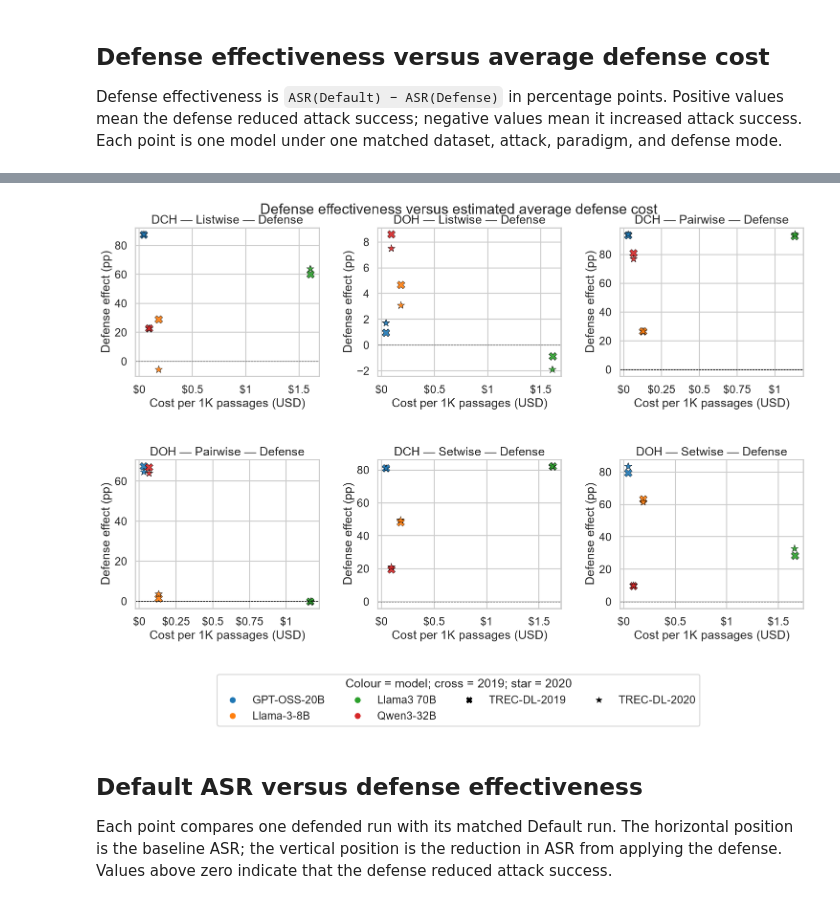
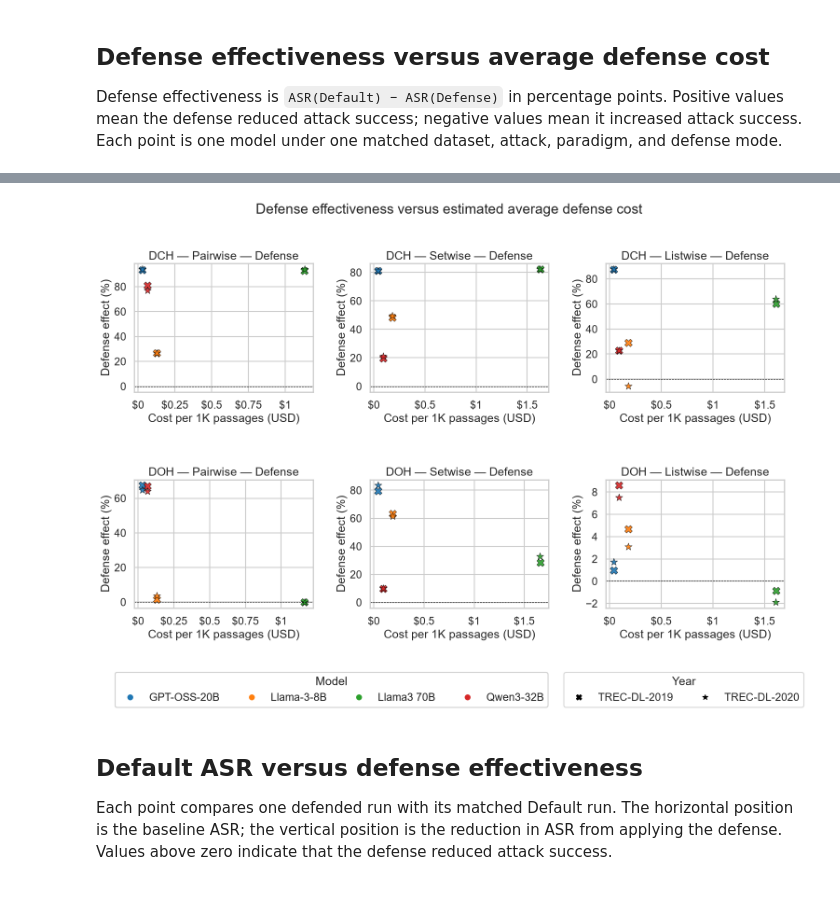
Before and after one commit to kaisergrimlock/LLM-Ranker-Attack, a Jupyter notebook: Results/asr_vs_cost_per_passage.ipynb, the cells around one changed output, grey strips where cells are left out. Saved outputs shown, nothing was run; the diff lists cells and outputs as text; code cells hidden in the pictures.

```diff
--- a/Results/asr_vs_cost_per_passage.ipynb
+++ b/Results/asr_vs_cost_per_passage.ipynb
@@ -194,61 +194,78 @@ effectiveness[MATCH_COLUMNS + ['Prompt', 'Cost per 1K passages (USD)', 'Default
 # %%
 cost_effectiveness = effectiveness.loc[
     ~effectiveness['Attack'].eq('Query injection')
 ].copy()
 
 if cost_effectiveness.empty:
     raise ValueError('No matched Default/Defense pairs have both token totals and price entries.')
 
-panels = list(cost_effectiveness['Panel'].drop_duplicates())
-ncols = min(3, len(panels))
-nrows = (len(panels) + ncols - 1) // ncols
+attack_order = ['DCH', 'DOH']
+paradigm_order = ['Pairwise', 'Setwise', 'Pointwise', 'Listwise']
+available_attacks = [attack for attack in attack_order if cost_effectiveness['Attack'].eq(attack).any()]
+available_paradigms = [
+    paradigm for paradigm in paradigm_order if cost_effectiveness['Paradigm'].eq(paradigm).any()
+]
+ncols = len(available_paradigms)
+nrows = len(available_attacks)
 fig, axes = plt.subplots(nrows, ncols, figsize=(6 * ncols, 5.6 * nrows), squeeze=False)
 palette = dict(zip(sorted(cost_effectiveness['Model'].unique()), sns.color_palette('tab10')))
 
 dataset_markers = {'TREC-DL-2019': 'X', 'TREC-DL-2020': '*'}
-for axis, panel in zip(axes.flat, panels):
-    points = cost_effectiveness.loc[cost_effectiveness['Panel'] == panel]
-    for dataset, marker in dataset_markers.items():
-        dataset_points = points.loc[points['Dataset'].eq(dataset)]
-        axis.scatter(
-            dataset_points['Cost per 1K passages (USD)'],
-            dataset_points['Defense effectiveness (percentage points)'],
-            c=dataset_points['Model'].map(palette),
-            marker=marker,
-            s=135,
-            edgecolors='black',
-            linewidths=0.6,
-            alpha=0.9,
-        )
-    axis.axhline(0, color='black', linewidth=0.8, linestyle='--')
-    axis.set_title(panel)
-    axis.set_xlabel('Cost per 1K passages (USD)')
-    axis.set_ylabel('Defense effect (pp)')
-    axis.xaxis.set_major_formatter(FuncFormatter(lambda value, _position: f'${value:.3g}'))
-
-for axis in axes.flat[len(panels):]:
-    axis.set_visible(False)
+for row_index, attack in enumerate(available_attacks):
+    for col_index, paradigm in enumerate(available_paradigms):
+        axis = axes[row_index, col_index]
+        points = cost_effectiveness.loc[
+            cost_effectiveness['Paradigm'].eq(paradigm) & cost_effectiveness['Attack'].eq(attack)
+        ]
+        if points.empty:
+            axis.set_visible(False)
+            continue
+        for dataset, marker in dataset_markers.items():
+            dataset_points = points.loc[points['Dataset'].eq(dataset)]
+            axis.scatter(
+                dataset_points['Cost per 1K passages (USD)'],
+                dataset_points['Defense effectiveness (percentage points)'],
+                c=dataset_points['Model'].map(palette),
+                marker=marker,
+                s=135,
+                edgecolors='black',
+                linewidths=0.6,
+                alpha=0.9,
+            )
+        axis.axhline(0, color='black', linewidth=0.8, linestyle='--')
+        axis.set_title(f'{attack} — {paradigm} — Defense')
+        axis.set_xlabel('Cost per 1K passages (USD)')
+        axis.set_ylabel('Defense effect (%)')
+        axis.xaxis.set_major_formatter(FuncFormatter(lambda value, _position: f'${value:.3g}'))
 
 model_handles = [
     plt.Line2D([], [], marker='o', linestyle='', color=color, label=model, markersize=8)
     for model, color in palette.items()
 ]
 dataset_handles = [
     plt.Line2D([], [], marker=marker, linestyle='', color='black', label=dataset, markersize=9)
     for dataset, marker in dataset_markers.items()
 ]
+model_legend = fig.legend(
+    handles=model_handles,
+    loc='lower center',
+    bbox_to_anchor=(0.36, 0.02),
+    ncol=min(4, len(model_handles)),
+    title='Model',
+)
+fig.add_artist(model_legend)
 fig.legend(
-    handles=model_handles + dataset_handles,
+    handles=dataset_handles,
     loc='lower center',
-    bbox_to_anchor=(0.5, 0.01),
-    ncol=min(4, len(model_handles)),
-    title='Colour = model; cross = 2019; star = 2020',
+    bbox_to_anchor=(0.78, 0.02),
+    ncol=len(dataset_handles),
+    title='Year',
 )
 fig.suptitle('Defense effectiveness versus estimated average defense cost', y=0.995)
-fig.subplots_adjust(bottom=0.24, top=0.95, hspace=0.56, wspace=0.32)
+fig.subplots_adjust(bottom=0.22, top=0.88, hspace=0.68, wspace=0.32)
 plt.show()
 # %% [output]
-[figure, old version]
+[figure, new version]
 # %% [markdown]
 ## Default ASR versus defense effectiveness
 
```
Also changed, not shown: parts of 2 cells of this notebook, 11 other files.
